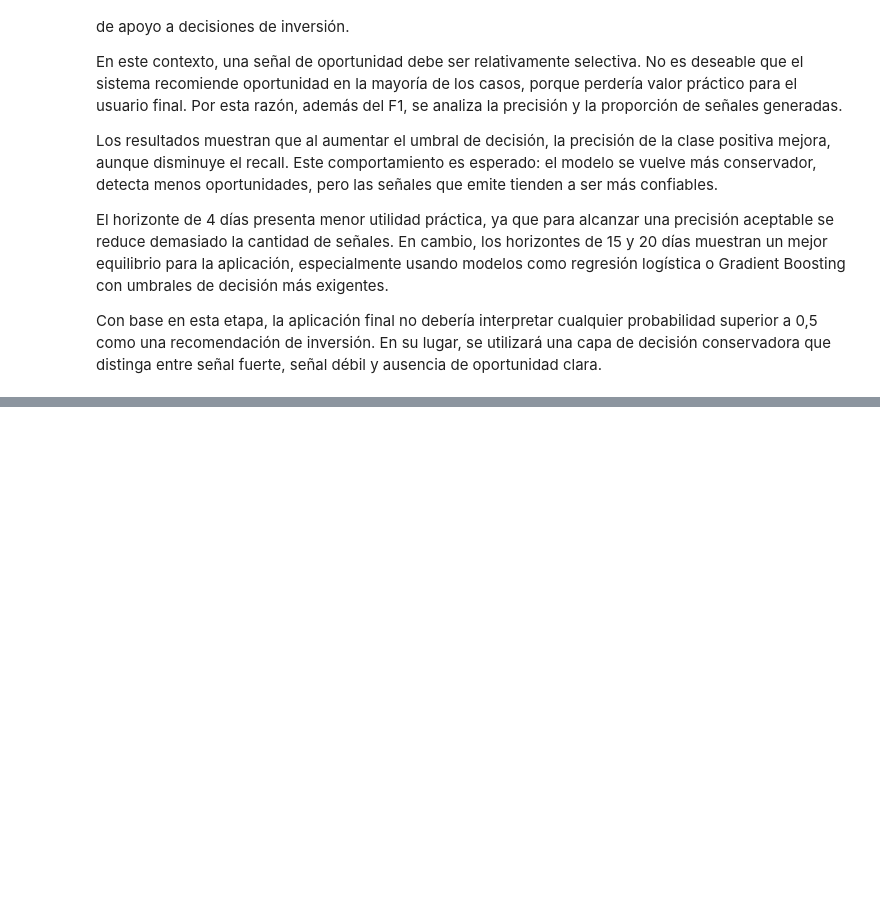
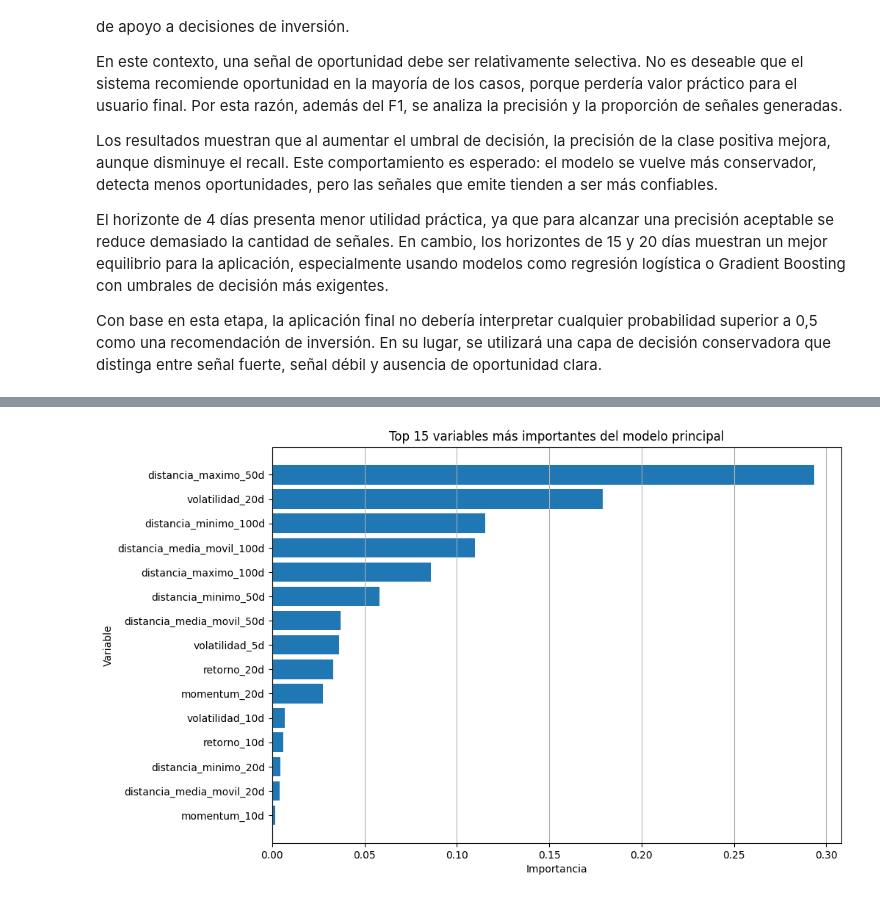
Before and after one commit to OrozcoJacobo/Proyecto_Final_AP, a Jupyter notebook: code/notebooks/01_exploracion_modelo_voo.ipynb, the cells around one changed output, grey strips where cells are left out. Saved outputs shown, nothing was run; the diff lists cells and outputs as text; code cells hidden in the pictures; blank space fills up the shorter version.

```diff
--- a/code/notebooks/modelos.ipynb
+++ b/code/notebooks/01_exploracion_modelo_voo.ipynb
@@ -1779,0 +2157,26 @@ Con base en esta etapa, la aplicación final no debería interpretar cualquier p
+# %%
+for _, fila_candidato in candidatos_finales_validacion.iterrows():
+    horizonte_dias = int(fila_candidato["horizonte_dias"])
+    clave_modelo = fila_candidato["clave_modelo"]
+    umbral_decision = float(fila_candidato["mejor_umbral"])
+
+    modelo = modelos_hiperparametros[horizonte_dias][clave_modelo]
+    particiones = particiones_por_horizonte[horizonte_dias]
+
+    x_prueba = particiones["x_prueba"]
+    y_prueba = particiones["y_prueba"]
+
+    probabilidades_prueba = obtener_probabilidades_clase_positiva(
+        modelo=modelo,
+        x_datos=x_prueba,
+    )
+
+    y_predicho_prueba = (probabilidades_prueba >= umbral_decision).astype(int)
+
+    matriz_confusion = confusion_matrix(y_prueba, y_predicho_prueba)
+
+    print(f"Horizonte: {horizonte_dias} días")
+    print(f"Modelo: {fila_candidato['modelo']}")
+    print(f"Umbral: {umbral_decision}")
+    print(matriz_confusion)
+    print("-" * 50)
@@ -1779,0 +2411,18 @@ Con base en esta etapa, la aplicación final no debería interpretar cualquier p
+# %%
+top_variables_importantes = importancia_modelo_principal.head(15).sort_values(
+    "importancia",
+    ascending=True,
+)
+
+plt.figure(figsize=(10, 7))
+plt.barh(
+    top_variables_importantes["variable"],
+    top_variables_importantes["importancia"],
+)
+plt.title("Top 15 variables más importantes del modelo principal")
+plt.xlabel("Importancia")
+plt.ylabel("Variable")
+plt.grid(True, axis="x")
+plt.show()
+# %% [output]
+[figure, added]
```
Also changed, not shown: parts of 27 cells of this notebook, 3 other files.
